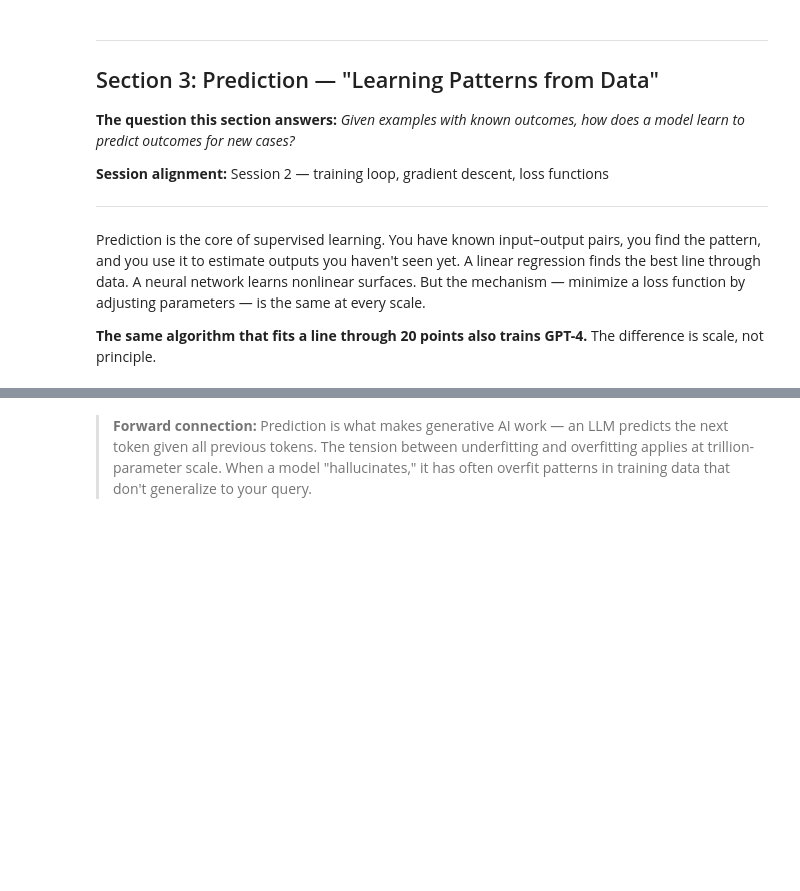
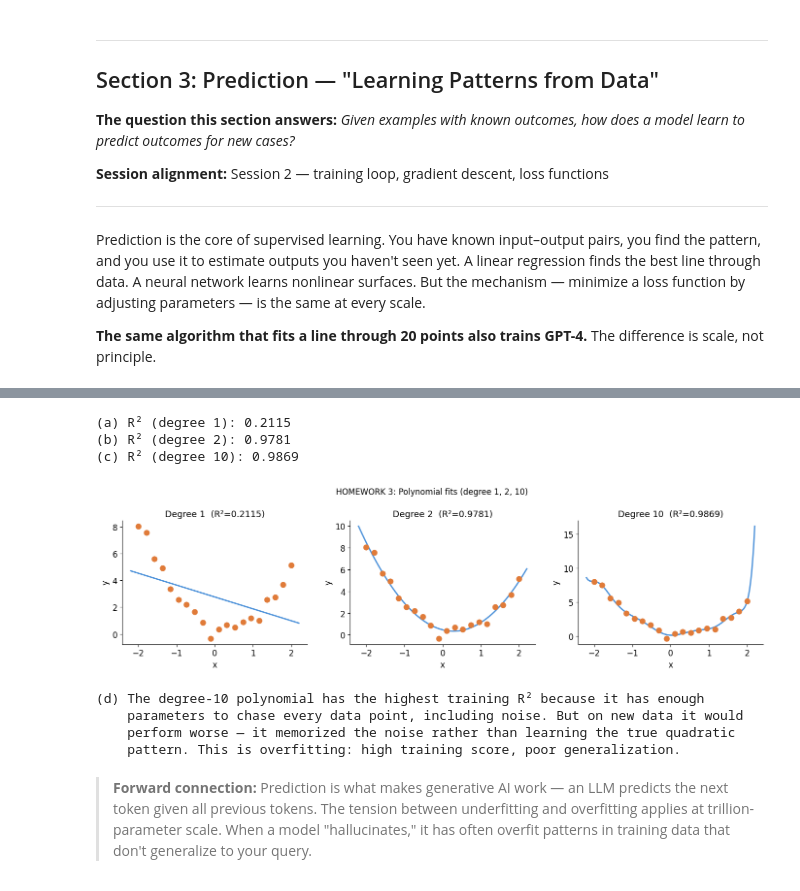
Before and after one commit to Garza01/ai-in-pd-spring2026, a Jupyter notebook: MP1/Part A/MP1_PartA_Under_the_Hood.ipynb, the cells around one changed output, grey strips where cells are left out. Drawn from its saved outputs; the diff is of its cells as text; code cells hidden in the pictures; blank space fills up the shorter version.

```diff
--- a/MP1/Part A/MP1_PartA_Under_the_Hood.ipynb
+++ b/MP1/Part A/MP1_PartA_Under_the_Hood.ipynb
@@ -860,49 +1124,60 @@ print(f"R² quadratic:  {r2_quad:.3f}  (good — captures the shape)")
 # %%
 # 3h. HOMEWORK 3 — Underfitting vs overfitting with polynomial regression
 # 🎯 HOMEWORK 3
-#
-# A dataset following a quadratic relationship with noise.
-# Tasks:
-#   (a) Fit linear regression (degree 1). Report R² on training data. Plot.
-#   (b) Fit polynomial regression (degree 2). Report R² on training data. Plot.
-#   (c) Fit polynomial regression (degree 10). Report R² on training data. Plot.
-#   (d) One sentence: why might the highest-degree polynomial NOT be the best
-#       model even though it has the highest training R²?
-#
-# Use Pipeline([PolynomialFeatures(degree=d), LinearRegression()])
-# Use model.score(X_train, y_train) for R².
 
 np.random.seed(99)
 x_hw3 = np.linspace(-2, 2, 20)
 y_hw3 = 1.5 * x_hw3**2 - 0.8 * x_hw3 + 0.5 + np.random.randn(20) * 0.4
 
 X_hw3 = x_hw3.reshape(-1, 1)
 x_plot = np.linspace(-2.2, 2.2, 300).reshape(-1, 1)
 
+# Fit all three degrees
+models_hw3 = {}
+for deg in [1, 2, 10]:
+    pipe = Pipeline([
+        ('poly', PolynomialFeatures(degree=deg, include_bias=False)),
+        ('lr', LinearRegression())
+    ])
+    pipe.fit(X_hw3, y_hw3)
+    r2 = pipe.score(X_hw3, y_hw3)
+    models_hw3[deg] = (pipe, r2)
+
 # (a) Degree 1 — linear
-# YOUR CODE HERE
-print("(a) R² (degree 1):", "ANSWER HERE")
+print(f'(a) R² (degree 1): {models_hw3[1][1]:.4f}')
 
 # (b) Degree 2 — quadratic
-# YOUR CODE HERE
-print("(b) R² (degree 2):", "ANSWER HERE")
+print(f'(b) R² (degree 2): {models_hw3[2][1]:.4f}')
 
 # (c) Degree 10
-# YOUR CODE HERE
-print("(c) R² (degree 10):", "ANSWER HERE")
+print(f'(c) R² (degree 10): {models_hw3[10][1]:.4f}')
 
 # Plot all three fits
 fig, axes = plt.subplots(1, 3, figsize=(14, 4), sharey=False)
 for ax, deg in zip(axes, [1, 2, 10]):
+    pipe, r2 = models_hw3[deg]
     ax.scatter(x_hw3, y_hw3, color=WARM, s=60, zorder=3)
-    # YOUR CODE HERE — fit and plot each degree
-    ax.set_title(f"Degree {deg}")
-    ax.set_xlabel("x"); ax.set_ylabel("y")
-plt.suptitle("HOMEWORK 3: Polynomial fits (degree 1, 2, 10)", fontsize=12)
+    y_pred = pipe.predict(x_plot)
+    ax.plot(x_plot, y_pred, color=COOL, lw=2)
+    ax.set_title(f'Degree {deg}  (R²={r2:.4f})')
+    ax.set_xlabel('x'); ax.set_ylabel('y')
+plt.suptitle('HOMEWORK 3: Polynomial fits (degree 1, 2, 10)', fontsize=12)
 plt.tight_layout(); plt.show()
 
 # (d) Explanation
-print("(d) Explanation:", "YOUR EXPLANATION HERE")
+print('(d) The degree-10 polynomial has the highest training R² because it has enough')
+print('    parameters to chase every data point, including noise. But on new data it would')
+print('    perform worse — it memorized the noise rather than learning the true quadratic')
+print('    pattern. This is overfitting: high training score, poor generalization.')
+# %% [output]
+(a) R² (degree 1): 0.2115
+(b) R² (degree 2): 0.9781
+(c) R² (degree 10): 0.9869
+[figure, added]
+(d) The degree-10 polynomial has the highest training R² because it has enough
+    parameters to chase every data point, including noise. But on new data it would
+    perform worse — it memorized the noise rather than learning the true quadratic
+    pattern. This is overfitting: high training score, poor generalization.
 # %% [markdown]
 > **Forward connection:** Prediction is what makes generative AI work — an LLM predicts the next token given all previous tokens. The tension between underfitting and overfitting applies at trillion-parameter scale. When a model "hallucinates," it has often overfit patterns in training data that don't generalize to your query.
 # %% [markdown]
```
Also changed, not shown: parts of 34 cells of this notebook.
